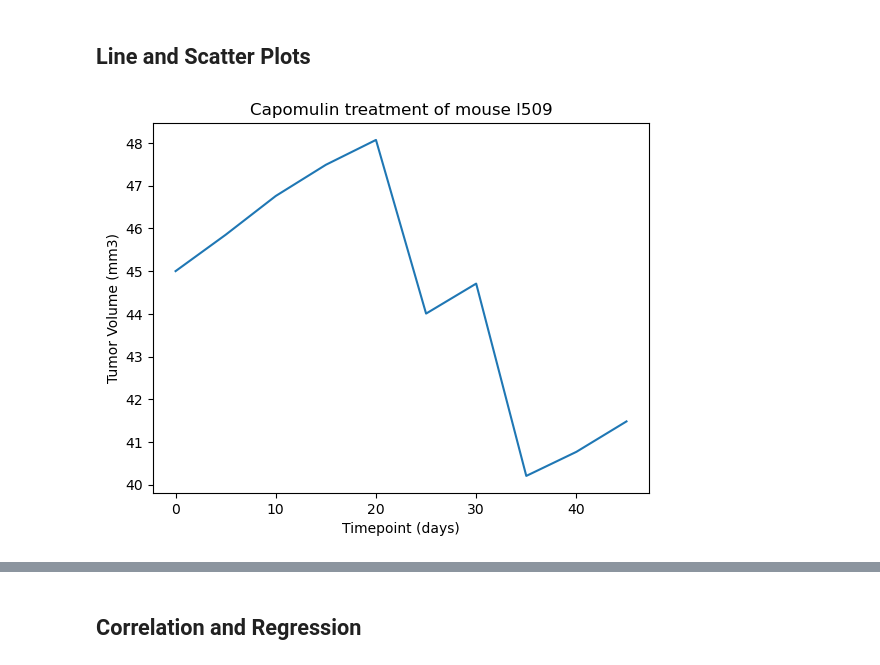
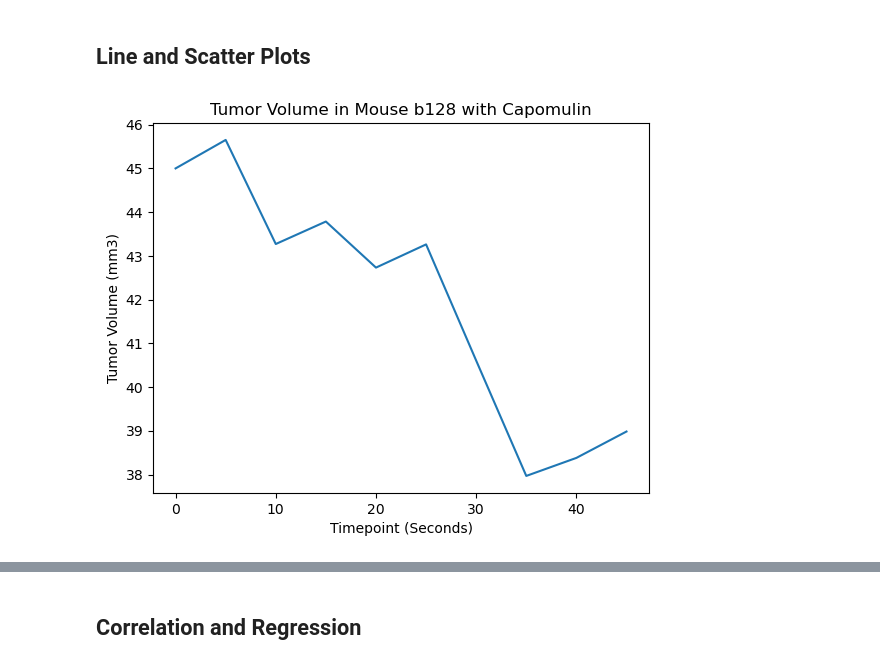
Before and after one commit to atulshi/Module_5_matplotlib, a Jupyter notebook: Pymaceuticals/pymaceuticals_starter.ipynb, the cells around one changed output, grey strips where cells are left out. Cells and saved outputs as stored; diff of their text form; code cells hidden in the pictures.

```diff
--- a/Pymaceuticals/pymaceuticals_starter.ipynb
+++ b/Pymaceuticals/pymaceuticals_starter.ipynb
@@ -213,5 +260,13 @@ Ceftamin's potential outliers: Series([], Name: Tumor Volume (mm3), dtype: float
 ## Line and Scatter Plots
 # %%
 # Generate a line plot of tumor volume vs. time point for a single mouse treated with Capomulin
+capomulin_timepoints = clean_df[(clean_df["Mouse ID"] == "b128") & \
+                                (clean_df["Drug Regimen"] == "Capomulin")]
+
+plt.plot(capomulin_timepoints["Timepoint"], capomulin_timepoints["Tumor Volume (mm3)"])
+plt.title("Tumor Volume in Mouse b128 with Capomulin")
+plt.xlabel("Timepoint (Seconds)")
+plt.ylabel("Tumor Volume (mm3)")
+plt.show()
 # %% [output]
-[figure, old version]
+[figure, new version]
```
Also changed, not shown: parts of 12 cells of this notebook.
